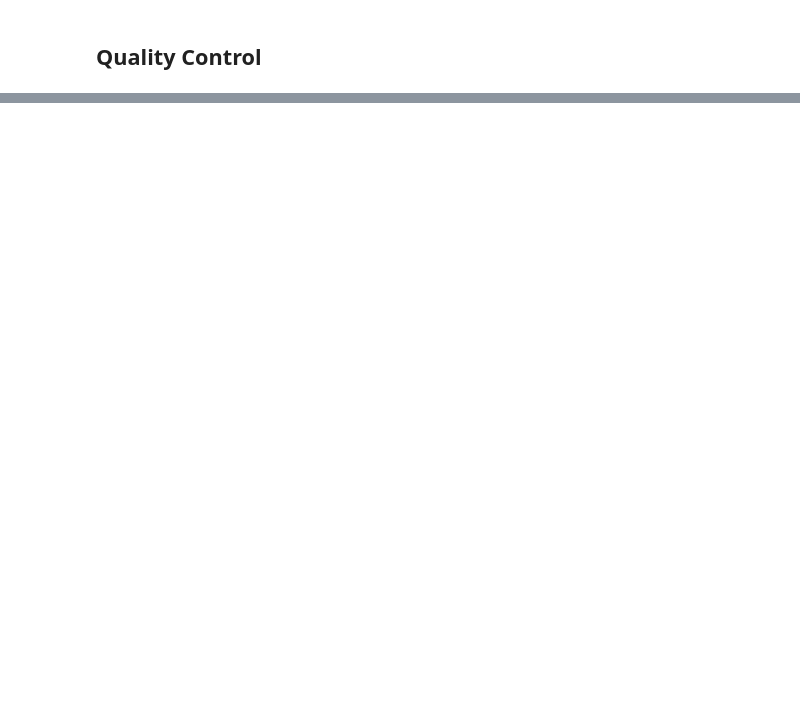
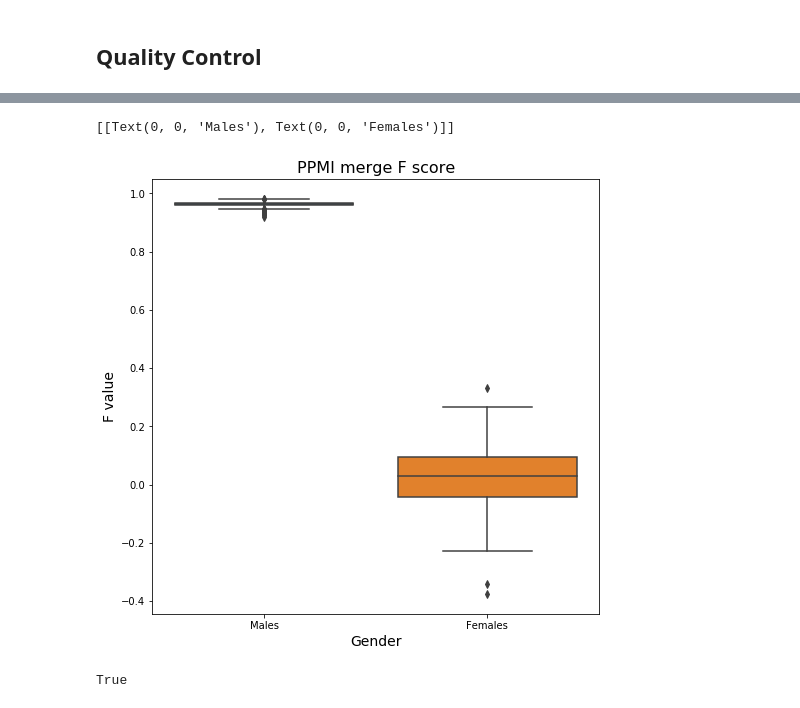
Before and after one commit to InfOmics/MUVIG, a Jupyter notebook: src/1-Preprocessing/2-QC_PCA.ipynb, the cells around one changed output, grey strips where cells are left out. Drawn from its saved outputs; the diff is of its cells as text; code cells hidden in the pictures; blank space fills up the shorter version.

```diff
--- a/src/1-Preprocessing/2-QC_PCA.ipynb
+++ b/src/1-Preprocessing/2-QC_PCA.ipynb
@@ -672,0 +236,19 @@ Text(0, 0.5, 'PC3')
+# %%
+ppmi_checksex = pd.read_csv(
+    ".".join(["_".join([ppmi_merge_fn, "sexcheck"]), "sexcheck"]),
+    sep="\s+"
+)
+
+plt.figure(figsize=(8,8))
+p = sns.boxplot(data=ppmi_checksex, x="PEDSEX", y="F")  # males should have F > 0.8 and females < 0.2
+plt.xlabel("Gender", size=14)
+plt.ylabel("F value", size=14)
+plt.title("PPMI merge F score", size=16)
+p.set(xticklabels=["Males", "Females"])
+# %% [output]
+[[Text(0, 0, 'Males'), Text(0, 0, 'Females')]]
+[figure, added]
+# %%
+np.all(np.array(ppmi_checksex[ppmi_checksex.STATUS == "PROBLEM"].PEDSEX.tolist()) == 2)  # problems all females: expected!
+# %% [output]
+True
```
Also changed, not shown: parts of 122 cells of this notebook, 1 other file.
